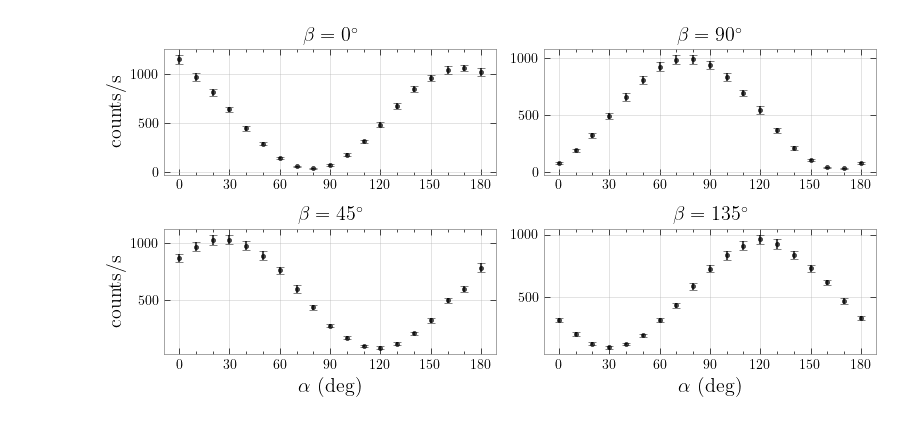
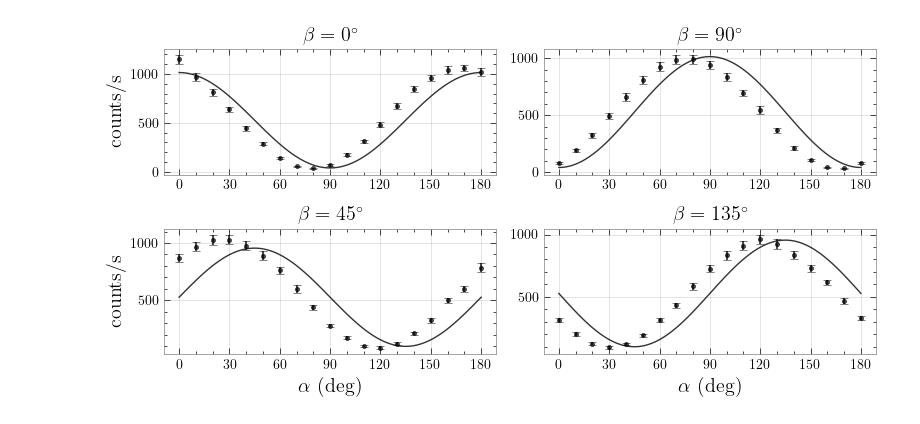
Before and after one commit to lzawbrito/quantum-optics, a Jupyter notebook: analysis.ipynb, the cells around one changed output. Saved outputs shown, nothing was run; the diff lists cells and outputs as text; code cells hidden in the pictures.

```diff
--- a/analysis.ipynb
+++ b/analysis.ipynb
@@ -47,34 +26,52 @@ array([[1148.56666667,  967.16666667,  811.83333333,  637.25      ,
+# %%
+def counts(a, b, thetal=0, phim=0, A=0, C=0):
+	return A * (
+		np.power(np.sin(a) * np.sin(b) * np.cos(thetal), 2)
+		+ np.power(np.cos(a) * np.cos(b) * np.sin(thetal), 2)
+		+ (1/4) * np.sin(2 * a) * np.sin(2 * b) * np.sin(2 * thetal) * np.cos(phim)
+	) + C
 # %%
 beta_grid = np.reshape(betas, (2,2))
 
 fig, ax = plt.subplots(nrows=np.shape(beta_grid)[0], ncols=np.shape(beta_grid)[1],
-					   figsize=(8,4))
+                       figsize=(8,4))
+
+acont = np.linspace(0, 180, 100)
 
 i = 0
 for i in range(np.shape(beta_grid)[0]):
-	for j in range(np.shape(beta_grid)[1]):
+    for j in range(np.shape(beta_grid)[1]):
 
-		k = 2 * j + i
+        k = 2 * j + i
 
-		ax[i, j].errorbar(alphas, means[k, :], yerr=stds[k, :],
-					fmt='o',
-					ms=3,
-					alpha=0.7,
-					capsize=3,
-					color='black')
+        ax[i, j].errorbar(alphas, means[k, :], yerr=stds[k, :],
+                    fmt='o',
+                    ms=3,
+                    alpha=0.7,
+                    capsize=3,
+                    color='black')
 
-		ax[i, j].set_title(f'$\\beta = {betas[k]}^\\circ$')
-		ax[i, j].xaxis.set_major_locator(ticker.MultipleLocator(30))
-		ax[i, j].xaxis.set_minor_locator(ticker.MultipleLocator(10))
+        ax[i, j].plot(acont, counts(np.pi * acont / 180, np.pi * (betas[k])/180, A=1950, C=40, thetal=np.pi/4, phim=0.5),
+                linewidth=1, color='black',
+                alpha=0.8)
+        # NOTE either alpha or beta is off by about 12 deg (6 on the half waveplate),
+        # or some combination of the two
 
-		if j == 0:
-			ax[i, j].set_ylabel('counts/s')
+        ax[i, j].set_title(f'$\\beta = {betas[k]}^\\circ$')
+        ax[i, j].xaxis.set_major_locator(ticker.MultipleLocator(30))
+        ax[i, j].xaxis.set_minor_locator(ticker.MultipleLocator(10))
 
-		if i == 1:
-			ax[i, j].set_xlabel('$\\alpha$ (deg)')
+        ax[i, j].yaxis.set_major_locator(ticker.MultipleLocator(500))
+        ax[i, j].yaxis.set_minor_locator(ticker.MultipleLocator(100))
+
+        if j == 0:
+            ax[i, j].set_ylabel('counts/s')
+
+        if i == 1:
+            ax[i, j].set_xlabel('$\\alpha$ (deg)')
 
 plt.tight_layout()
 plt.savefig('./fig/acquisition.pdf')
 plt.savefig('./fig/acquisition.png')
 # %% [output]
-[figure, old version]
+[figure, new version]
```
Also changed, not shown: parts of 1 cell of this notebook, 4 other files.
